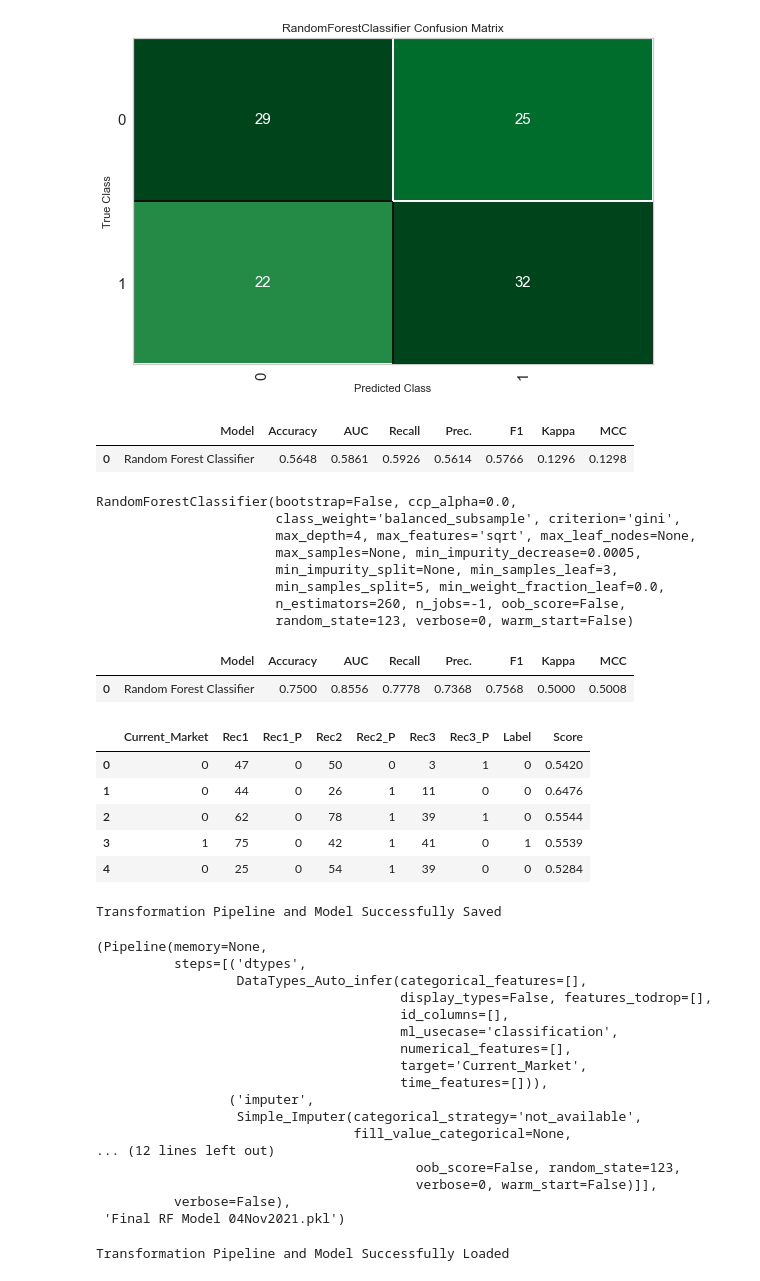
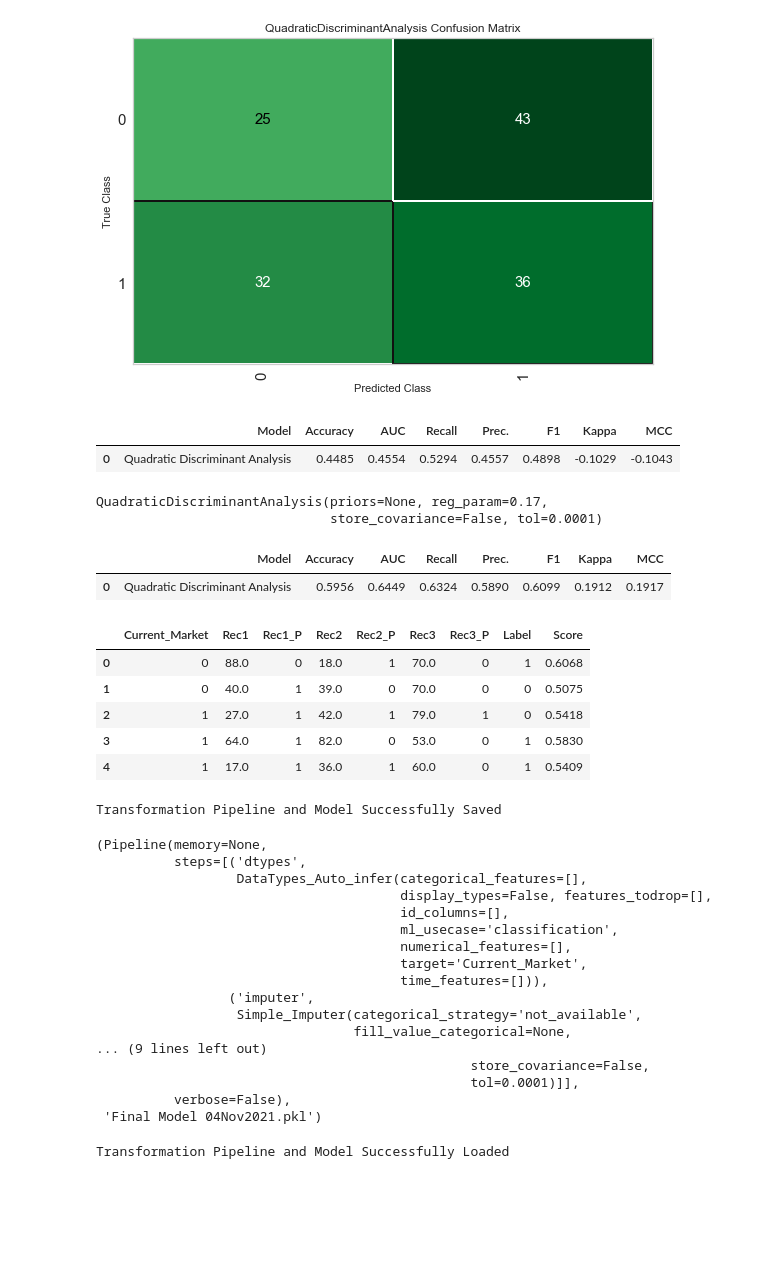
Before and after one commit to Forexience/Forexience, a Jupyter notebook: Testing_Pipeline/Back_Test/Back_Test_Binary_Classification.ipynb, the cells around one changed output. Drawn from its saved outputs; the diff is of its cells as text; code cells hidden in the pictures; blank space fills up the shorter version.

```diff
--- a/Testing_Pipeline/Back_Test/Back_Test_Binary_Classification.ipynb
+++ b/Testing_Pipeline/Back_Test/Back_Test_Binary_Classification.ipynb
@@ -86,4 +128,4 @@ RandomForestClassifier(bootstrap=True, ccp_alpha=0.0, class_weight=None,
 # %%
-rf = create_model('rf')
+MODEL = create_model('qda')
 # %% [output]
 |  | Accuracy | AUC | Recall | Prec. | F1 | Kappa | MCC |
@@ -102,4 +144,4 @@ rf = create_model('rf')
 # %%
-tuned_rf = tune_model(rf)
+TUNED_MODEL = tune_model(MODEL)
 # %% [output]
 |  | Accuracy | AUC | Recall | Prec. | F1 | Kappa | MCC |
@@ -130,10 +172,10 @@ plot_model(tuned_rf, plot='feature')
 # %%
-plot_model(tuned_rf, plot = 'confusion_matrix')
+plot_model(TUNED_MODEL, plot = 'confusion_matrix')
 # %% [output]
-[figure, old version]
+[figure, new version]
 # %%
-predict_model(tuned_rf);
+predict_model(TUNED_MODEL);
 # %% [output]
 |  | Model | Accuracy | AUC | Recall | Prec. | F1 | Kappa | MCC |
-| 0 | Random Forest Classifier | 0.5648 | 0.5861 | 0.5926 | 0.5614 | 0.5766 | 0.1296 | 0.1298 |
+| 0 | Quadratic Discriminant Analysis | 0.4485 | 0.4554 | 0.5294 | 0.4557 | 0.4898 | -0.1029 | -0.1043 |
 # %%
@@ -141,31 +183,25 @@ final_rf = finalize_model(tuned_rf)
 # %%
-print(final_rf)
+print(FINAL_MODEL)
 # %% [output]
-RandomForestClassifier(bootstrap=False, ccp_alpha=0.0,
-                       class_weight='balanced_subsample', criterion='gini',
-                       max_depth=4, max_features='sqrt', max_leaf_nodes=None,
-                       max_samples=None, min_impurity_decrease=0.0005,
-                       min_impurity_split=None, min_samples_leaf=3,
-                       min_samples_split=5, min_weight_fraction_leaf=0.0,
-                       n_estimators=260, n_jobs=-1, oob_score=False,
-                       random_state=123, verbose=0, warm_start=False)
+QuadraticDiscriminantAnalysis(priors=None, reg_param=0.17,
+                              store_covariance=False, tol=0.0001)
 # %%
-predict_model(final_rf);
+predict_model(FINAL_MODEL);
 # %% [output]
 |  | Model | Accuracy | AUC | Recall | Prec. | F1 | Kappa | MCC |
-| 0 | Random Forest Classifier | 0.7500 | 0.8556 | 0.7778 | 0.7368 | 0.7568 | 0.5000 | 0.5008 |
+| 0 | Quadratic Discriminant Analysis | 0.5956 | 0.6449 | 0.6324 | 0.5890 | 0.6099 | 0.1912 | 0.1917 |
 # %%
-unseen_predictions = predict_model(final_rf, data=data_unseen)
+unseen_predictions = predict_model(FINAL_MODEL, data=data_unseen)
 unseen_predictions.head()
 # %% [output]
 |  | Current_Market | Rec1 | Rec1_P | Rec2 | Rec2_P | Rec3 | Rec3_P | Label | Score |
-| 0 | 0 | 47 | 0 | 50 | 0 | 3 | 1 | 0 | 0.5420 |
-| 1 | 0 | 44 | 0 | 26 | 1 | 11 | 0 | 0 | 0.6476 |
-| 2 | 0 | 62 | 0 | 78 | 1 | 39 | 1 | 0 | 0.5544 |
-| 3 | 1 | 75 | 0 | 42 | 1 | 41 | 0 | 1 | 0.5539 |
-| 4 | 0 | 25 | 0 | 54 | 1 | 39 | 0 | 0 | 0.5284 |
+| 0 | 0 | 88.0 | 0 | 18.0 | 1 | 70.0 | 0 | 1 | 0.6068 |
+| 1 | 0 | 40.0 | 1 | 39.0 | 0 | 70.0 | 0 | 0 | 0.5075 |
+| 2 | 1 | 27.0 | 1 | 42.0 | 1 | 79.0 | 1 | 0 | 0.5418 |
+| 3 | 1 | 64.0 | 1 | 82.0 | 0 | 53.0 | 0 | 1 | 0.5830 |
+| 4 | 1 | 17.0 | 1 | 36.0 | 1 | 60.0 | 0 | 1 | 0.5409 |
 # %%
-save_model(final_rf,'Final RF Model 04Nov2021')
+save_model(FINAL_MODEL,'Final Model 04Nov2021')
 # %% [output]
 Transformation Pipeline and Model Successfully Saved
 (Pipeline(memory=None,
@@ -180,9 +216,9 @@ Transformation Pipeline and Model Successfully Saved
                  ('imputer',
                   Simple_Imputer(categorical_strategy='not_available',
                                  fill_value_categorical=None,
-... (12 lines left out)
-                                         oob_score=False, random_state=123,
-                                         verbose=0, warm_start=False)]],
+... (9 lines left out)
+                                                store_covariance=False,
+                                                tol=0.0001)]],
           verbose=False),
- 'Final RF Model 04Nov2021.pkl')
+ 'Final Model 04Nov2021.pkl')
 # %%
```
Also changed, not shown: parts of 24 cells of this notebook, 5 other files.
